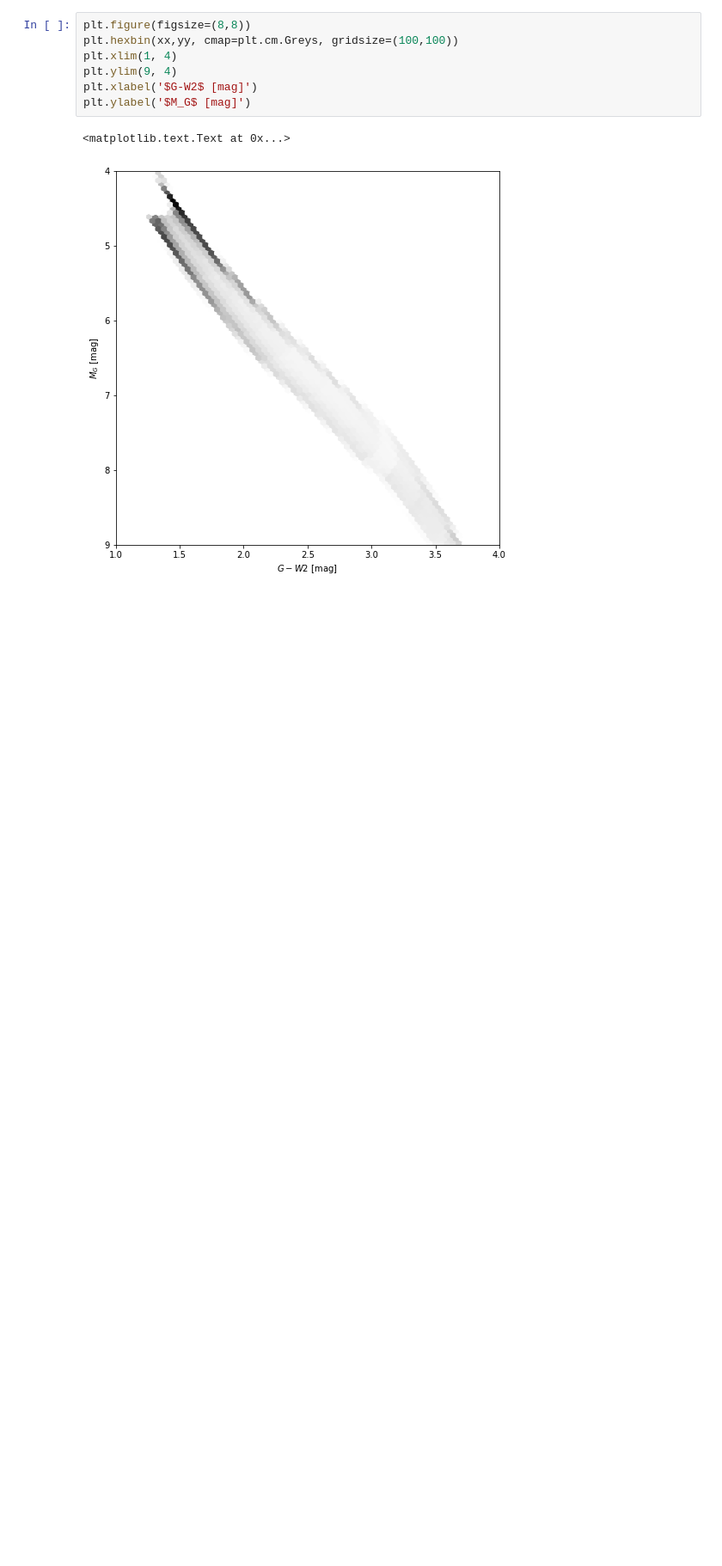
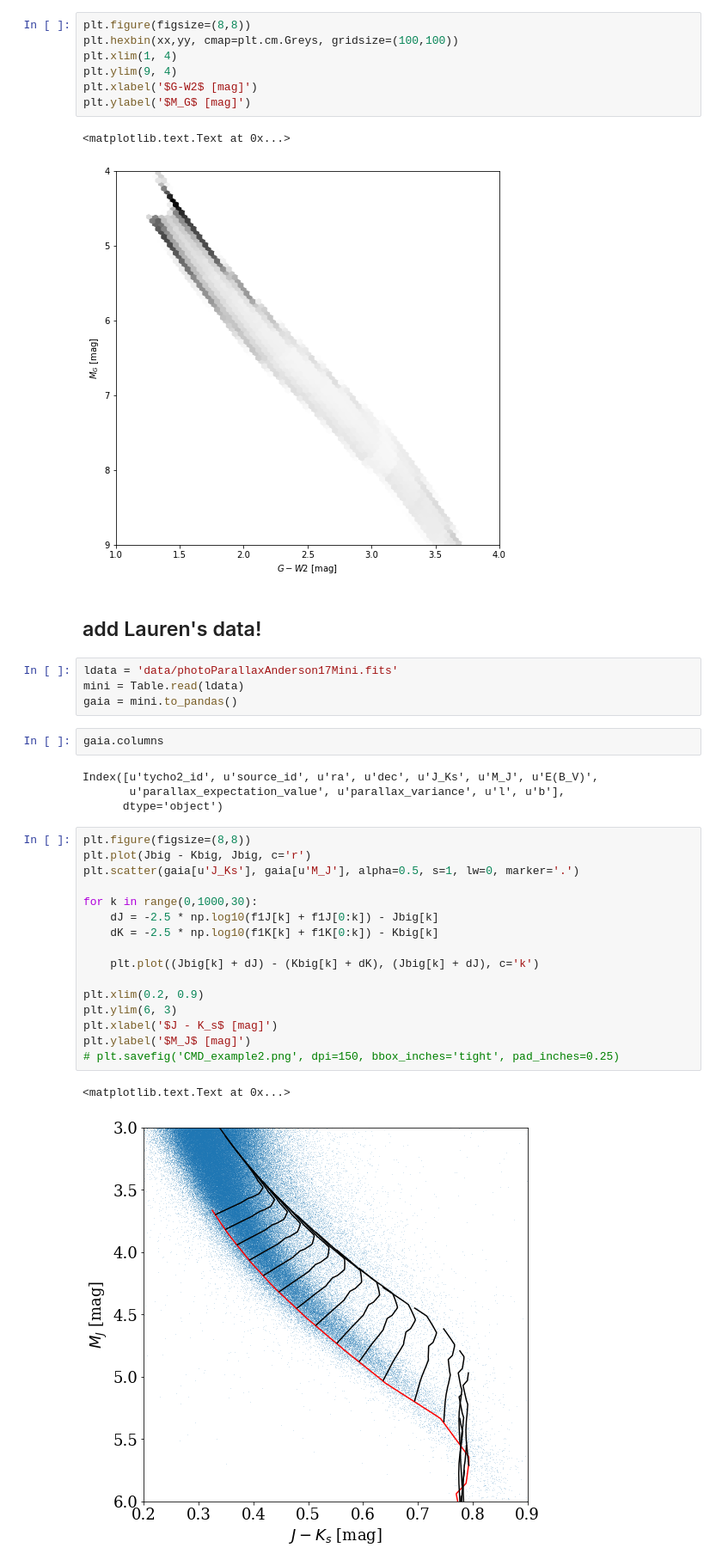
Before and after one commit to jradavenport/gaia_unresolved, a Jupyter notebook: binaries-gaia.ipynb, the cells around one changed output. Shown at 86% size. Drawn from its saved outputs; the diff is of its cells as text; blank space fills up the shorter version.

Commit message:
plots from Day 2

```diff
--- a/binaries-gaia.ipynb
+++ b/binaries-gaia.ipynb
@@ -288,3 +288,34 @@ plt.ylabel('$M_G$ [mag]')
 # %% [output]
 <matplotlib.text.Text at 0x...>
 [figure]
+# %% [markdown]
+## add Lauren's data!
+# %%
+ldata = 'data/photoParallaxAnderson17Mini.fits'
+mini = Table.read(ldata)
+gaia = mini.to_pandas()
+# %%
+gaia.columns
+# %% [output]
+Index([u'tycho2_id', u'source_id', u'ra', u'dec', u'J_Ks', u'M_J', u'E(B_V)',
+       u'parallax_expectation_value', u'parallax_variance', u'l', u'b'],
+      dtype='object')
+# %%
+plt.figure(figsize=(8,8))
+plt.plot(Jbig - Kbig, Jbig, c='r')
+plt.scatter(gaia[u'J_Ks'], gaia[u'M_J'], alpha=0.5, s=1, lw=0, marker='.')
+
+for k in range(0,1000,30):
+    dJ = -2.5 * np.log10(f1J[k] + f1J[0:k]) - Jbig[k]
+    dK = -2.5 * np.log10(f1K[k] + f1K[0:k]) - Kbig[k]
+
+    plt.plot((Jbig[k] + dJ) - (Kbig[k] + dK), (Jbig[k] + dJ), c='k')
+
+plt.xlim(0.2, 0.9)
+plt.ylim(6, 3)
+plt.xlabel('$J - K_s$ [mag]')
+plt.ylabel('$M_J$ [mag]')
+# plt.savefig('CMD_example2.png', dpi=150, bbox_inches='tight', pad_inches=0.25)
+# %% [output]
+<matplotlib.text.Text at 0x...>
+[figure, added]
```
Also changed, not shown: parts of 1 cell of this notebook.
